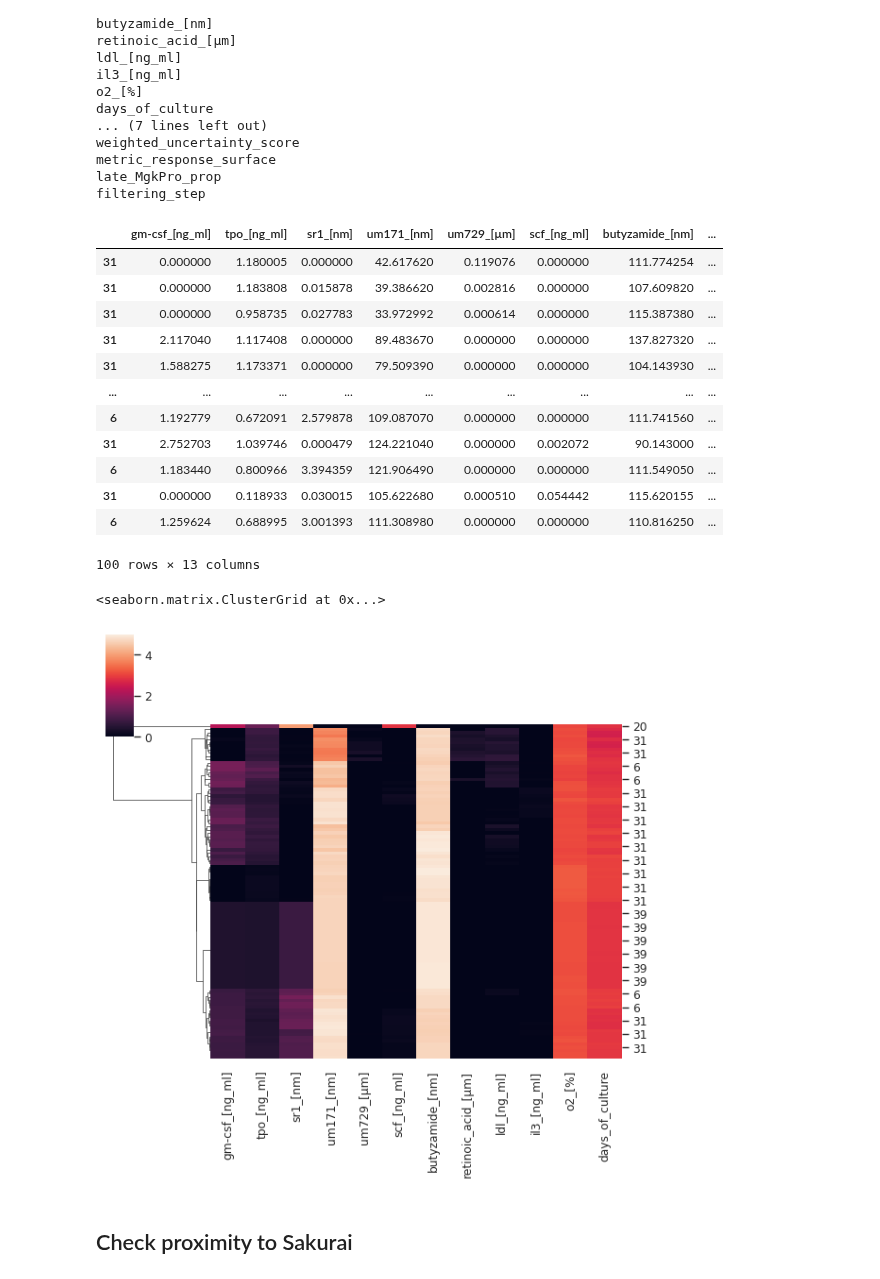
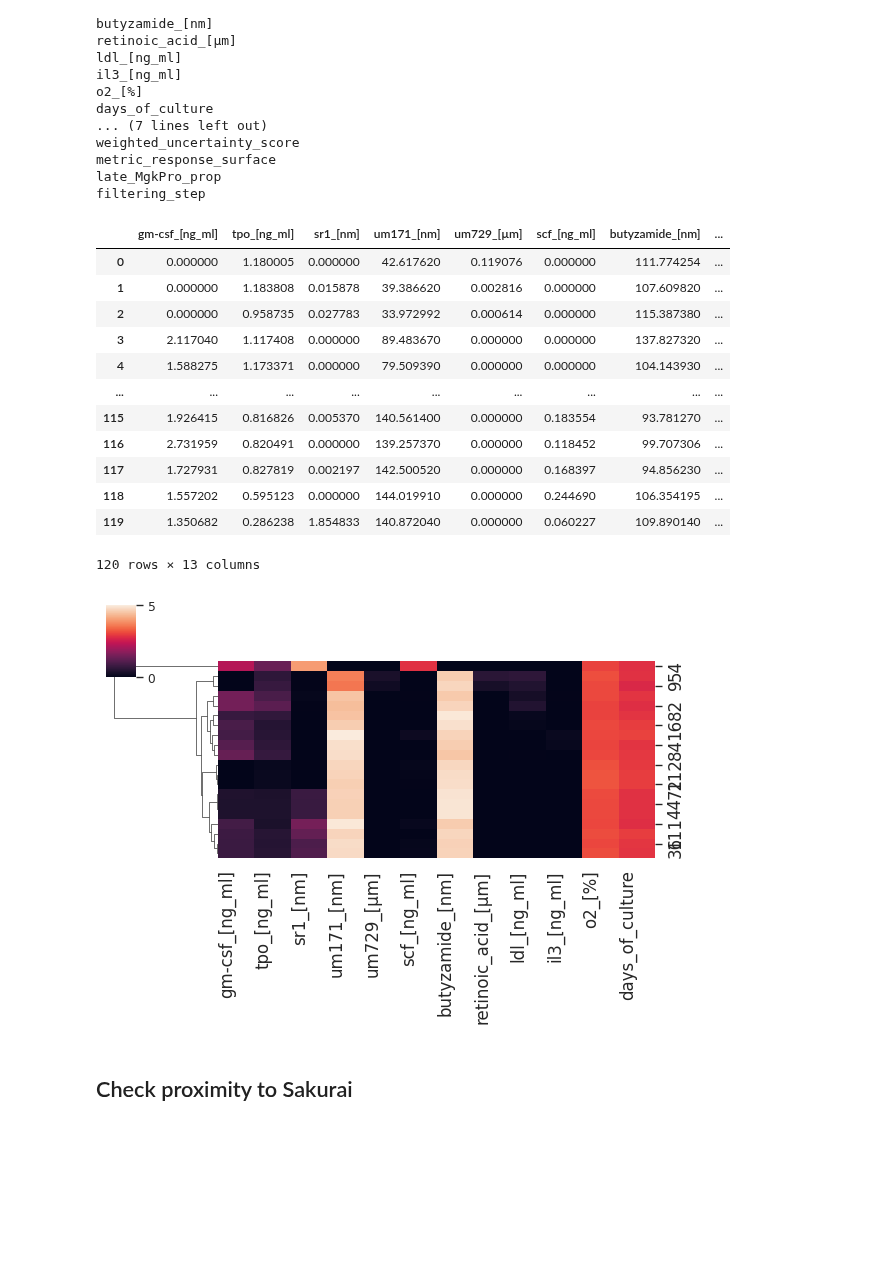
Before and after one commit to theislab/LabCompass-reproducibility, a Jupyter notebook: inverse/loss_guidance/notebooks/post_process_results/bloodplus_protocol_analysis/analyze_and_plot_uncertainty_old_measurements.ipynb, the cells around one changed output. Saved outputs shown, nothing was run; the diff lists cells and outputs as text; code cells hidden in the pictures; blank space fills up the shorter version.

```diff
--- a/inverse/loss_guidance/notebooks/post_process_results/bloodplus_protocol_analysis/analyze_and_plot_uncertainty_old_measurements.ipynb
+++ b/inverse/loss_guidance/notebooks/post_process_results/bloodplus_protocol_analysis/analyze_and_plot_uncertainty_old_measurements.ipynb
@@ -75,7 +91,7 @@ Only 4 types were optimized
 cell_types = ["late_MgkPro"]
 # %%
 # Cell type fractions
-celltype_fraction = {"late_MgkPro": 0.01}
+celltype_fraction = {"late_MgkPro": 0.15}
 
 columns_of_interest = [
     'gm-csf_[ng_ml]',
@@ -187,5 +203,5 @@ sns.despine(ax=ax)
 # %%
-sorted_mgkpro = filtered_df["late_MgkPro"].sort_values(["late_MgkPro_prop"], ascending=False)[:100]
+sorted_mgkpro = filtered_df["late_MgkPro"].sort_values(["late_MgkPro_prop"], ascending=False).reset_index(drop=True)
 # %%
 for col in sorted_mgkpro.columns:
     print(col)
@@ -223,25 +239,67 @@ sorted_mgkpro.loc[:, ["gm-csf_[ng_ml]",
                      "late_MgkPro_prop"]]
 # %% [output]
 |  | gm-csf_[ng_ml] | tpo_[ng_ml] | sr1_[nm] | um171_[nm] | um729_[µm] | scf_[ng_ml] | butyzamide_[nm] | ... |
-| 31 | 0.000000 | 1.180005 | 0.000000 | 42.617620 | 0.119076 | 0.000000 | 111.774254 | ... |
-| 31 | 0.000000 | 1.183808 | 0.015878 | 39.386620 | 0.002816 | 0.000000 | 107.609820 | ... |
-| 31 | 0.000000 | 0.958735 | 0.027783 | 33.972992 | 0.000614 | 0.000000 | 115.387380 | ... |
-| 31 | 2.117040 | 1.117408 | 0.000000 | 89.483670 | 0.000000 | 0.000000 | 137.827320 | ... |
-| 31 | 1.588275 | 1.173371 | 0.000000 | 79.509390 | 0.000000 | 0.000000 | 104.143930 | ... |
+| 0 | 0.000000 | 1.180005 | 0.000000 | 42.617620 | 0.119076 | 0.000000 | 111.774254 | ... |
+| 1 | 0.000000 | 1.183808 | 0.015878 | 39.386620 | 0.002816 | 0.000000 | 107.609820 | ... |
+| 2 | 0.000000 | 0.958735 | 0.027783 | 33.972992 | 0.000614 | 0.000000 | 115.387380 | ... |
+| 3 | 2.117040 | 1.117408 | 0.000000 | 89.483670 | 0.000000 | 0.000000 | 137.827320 | ... |
+| 4 | 1.588275 | 1.173371 | 0.000000 | 79.509390 | 0.000000 | 0.000000 | 104.143930 | ... |
 | ... | ... | ... | ... | ... | ... | ... | ... | ... |
-| 6 | 1.192779 | 0.672091 | 2.579878 | 109.087070 | 0.000000 | 0.000000 | 111.741560 | ... |
-| 31 | 2.752703 | 1.039746 | 0.000479 | 124.221040 | 0.000000 | 0.002072 | 90.143000 | ... |
-| 6 | 1.183440 | 0.800966 | 3.394359 | 121.906490 | 0.000000 | 0.000000 | 111.549050 | ... |
-| 31 | 0.000000 | 0.118933 | 0.030015 | 105.622680 | 0.000510 | 0.054442 | 115.620155 | ... |
-| 6 | 1.259624 | 0.688995 | 3.001393 | 111.308980 | 0.000000 | 0.000000 | 110.816250 | ... |
+| 115 | 1.926415 | 0.816826 | 0.005370 | 140.561400 | 0.000000 | 0.183554 | 93.781270 | ... |
+| 116 | 2.731959 | 0.820491 | 0.000000 | 139.257370 | 0.000000 | 0.118452 | 99.707306 | ... |
+| 117 | 1.727931 | 0.827819 | 0.002197 | 142.500520 | 0.000000 | 0.168397 | 94.856230 | ... |
+| 118 | 1.557202 | 0.595123 | 0.000000 | 144.019910 | 0.000000 | 0.244690 | 106.354195 | ... |
+| 119 | 1.350682 | 0.286238 | 1.854833 | 140.872040 | 0.000000 | 0.060227 | 109.890140 | ... |
-100 rows × 13 columns
+120 rows × 13 columns
 # %%
-sns.clustermap(
-    np.log1p(sorted_mgkpro.loc[:, protocol_cols].astype(float)),
+# sns.clustermap(
+#     np.log1p(sorted_mgkpro.loc[:, protocol_cols].astype(float)),
+#     row_cluster=True,
+#     col_cluster=False,
+#     figsize=(6, 6)
+# )
+
+# # Sort rows by late_MgkPro_prop before plotting
+# sorted_df = sorted_mgkpro.sort_values(
+#     by="late_MgkPro_prop",
+#     ascending=True
+# )
+
+sorted_df = sorted_mgkpro.sort_values(
+    by="uncertainty_loss",
+    ascending=False
+)
+
+# Create clustermap
+g = sns.clustermap(
+    np.log1p(sorted_df[:20].loc[:, protocol_cols].astype(float)),
     row_cluster=True,
     col_cluster=False,
-    figsize=(6, 6)
+    figsize=(6, 4)
 )
+
+# Increase tick label sizes
+g.ax_heatmap.tick_params(axis='x', labelsize=12)
+g.ax_heatmap.tick_params(axis='y', labelsize=12)
+
+# Optional: rotate x labels for readability
+plt.setp(
+    g.ax_heatmap.get_xticklabels(),
+    rotation=90,
+    ha="right"
+)
+
+# Save as SVG
+g.savefig(
+    "mgkpro_clustermap.png",
+    format="png",
+    bbox_inches="tight", dpi=500
+)
+# sns.clustermap(
+#     np.log1p(sorted_df[:20].sort_values("late_MgkPro_prop", ascending=True).loc[:, protocol_cols].astype(float)),
+#     row_cluster=False,   # preserve sorting
+#     col_cluster=False,
+#     figsize=(6, 6)
+# )
 # %% [output]
-<seaborn.matrix.ClusterGrid at 0x...>
-[figure, old version]
+[figure, new version]
```
Also changed, not shown: parts of 16 cells of this notebook, 8 other files.
